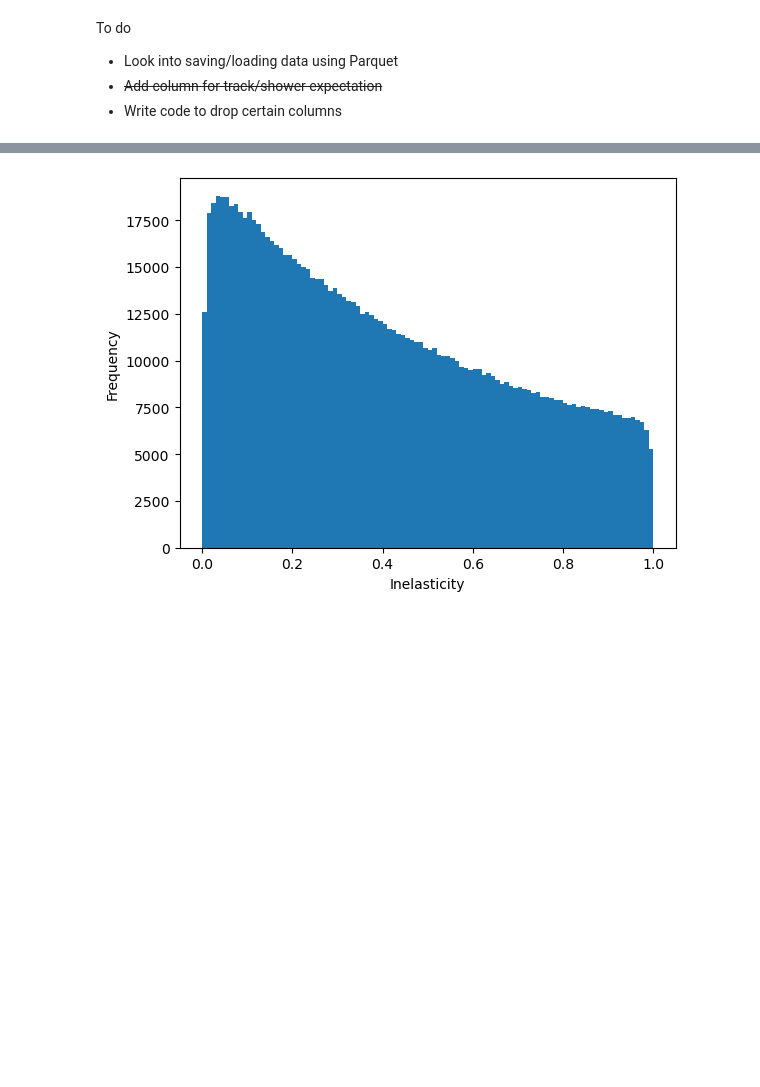
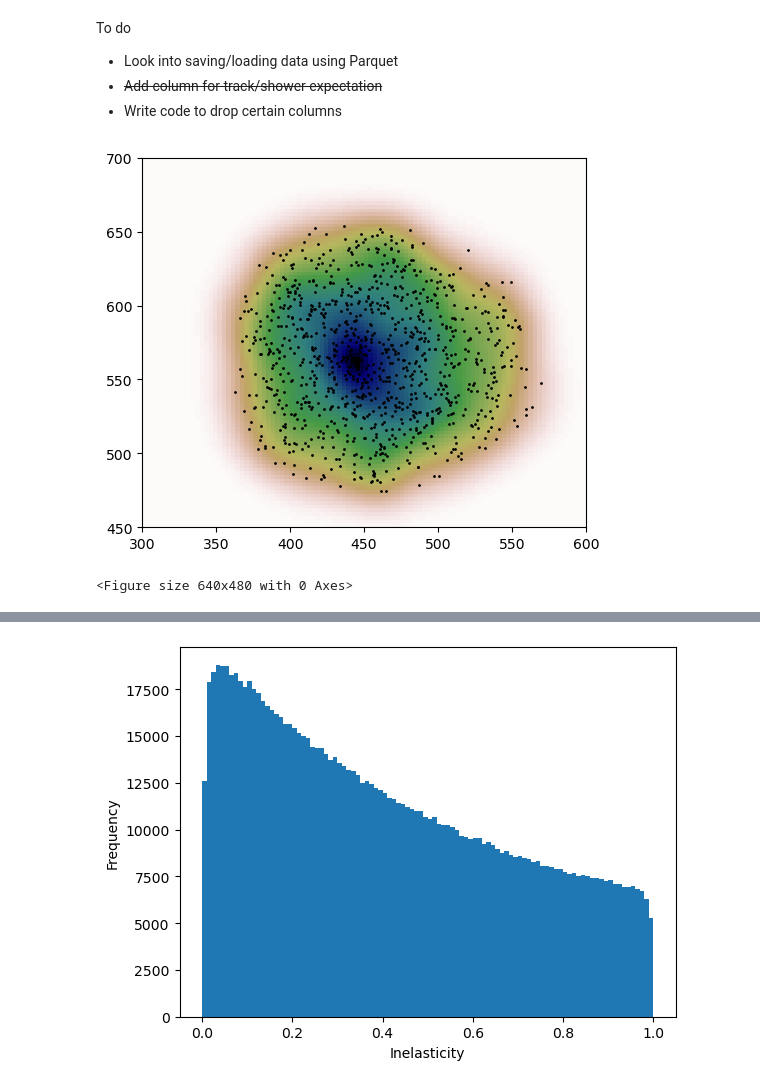
Before and after one commit to Novahot-Or-Not/pcqi-project, a Jupyter notebook: Sandbox.ipynb, the cells around one changed output, grey strips where cells are left out. Saved outputs shown, nothing was run; the diff lists cells and outputs as text; code cells hidden in the pictures; blank space fills up the shorter version.

```diff
--- a/Sandbox.ipynb
+++ b/Sandbox.ipynb
@@ -20,5 +22,26 @@ dataframe = pd.concat(df_list)
 dataframe.rename(column_renamer, axis="columns", inplace=True)
 dataframe["Particle name"] = dataframe.apply(lambda row: pdgid_converter(row["pdgid"]), axis=1)
 dataframe["Is shower?"] = dataframe.apply(is_shower, axis=1)
+# %%
+x = dataframe[0:1000]["Track x-position"]
+y = dataframe[0:1000]["Track y-position"]
+xmin, xmax = 300, 600
+ymin, ymax = 450, 700
+
+X, Y = np.mgrid[xmin:xmax:100j, ymin:ymax:100j]
+positions = np.vstack([X.ravel(), Y.ravel()])
+values = np.vstack([x, y])
+kernel = st.gaussian_kde(values)
+Z = np.reshape(kernel(positions).T, X.shape)
+
+fig, ax = plt.subplots()
+ax.imshow(np.rot90(Z), cmap=plt.cm.gist_earth_r, extent=[xmin, xmax, ymin, ymax])
+ax.plot(x, y, 'k.', markersize=2)
+ax.set_xlim([xmin, xmax])
+ax.set_ylim([ymin, ymax])
+plt.show()
+# %% [output]
+[figure, added]
+<Figure size 640x480 with 0 Axes>
 # %%
 fig = plt.figure()
```
Also changed, not shown: parts of 2 cells of this notebook.
